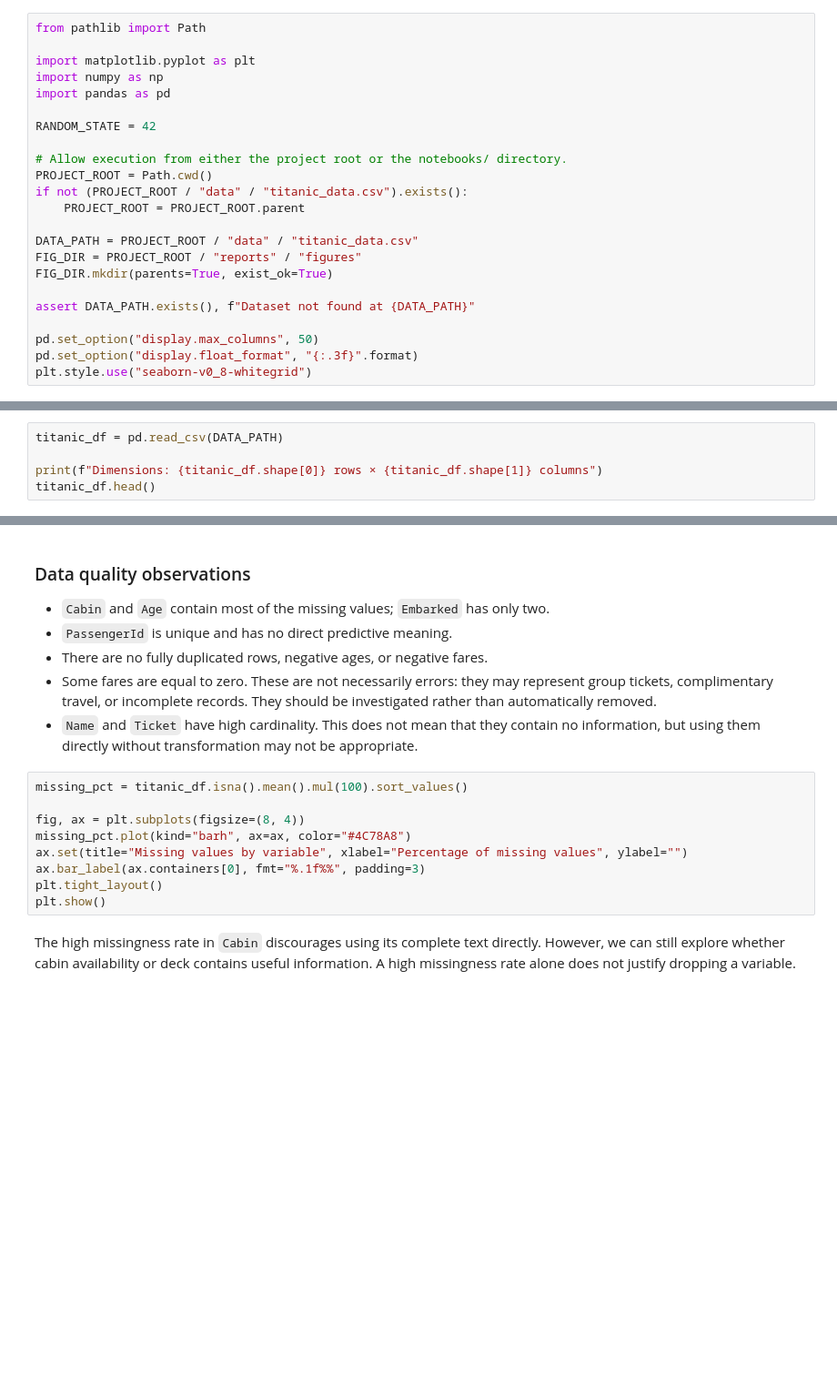
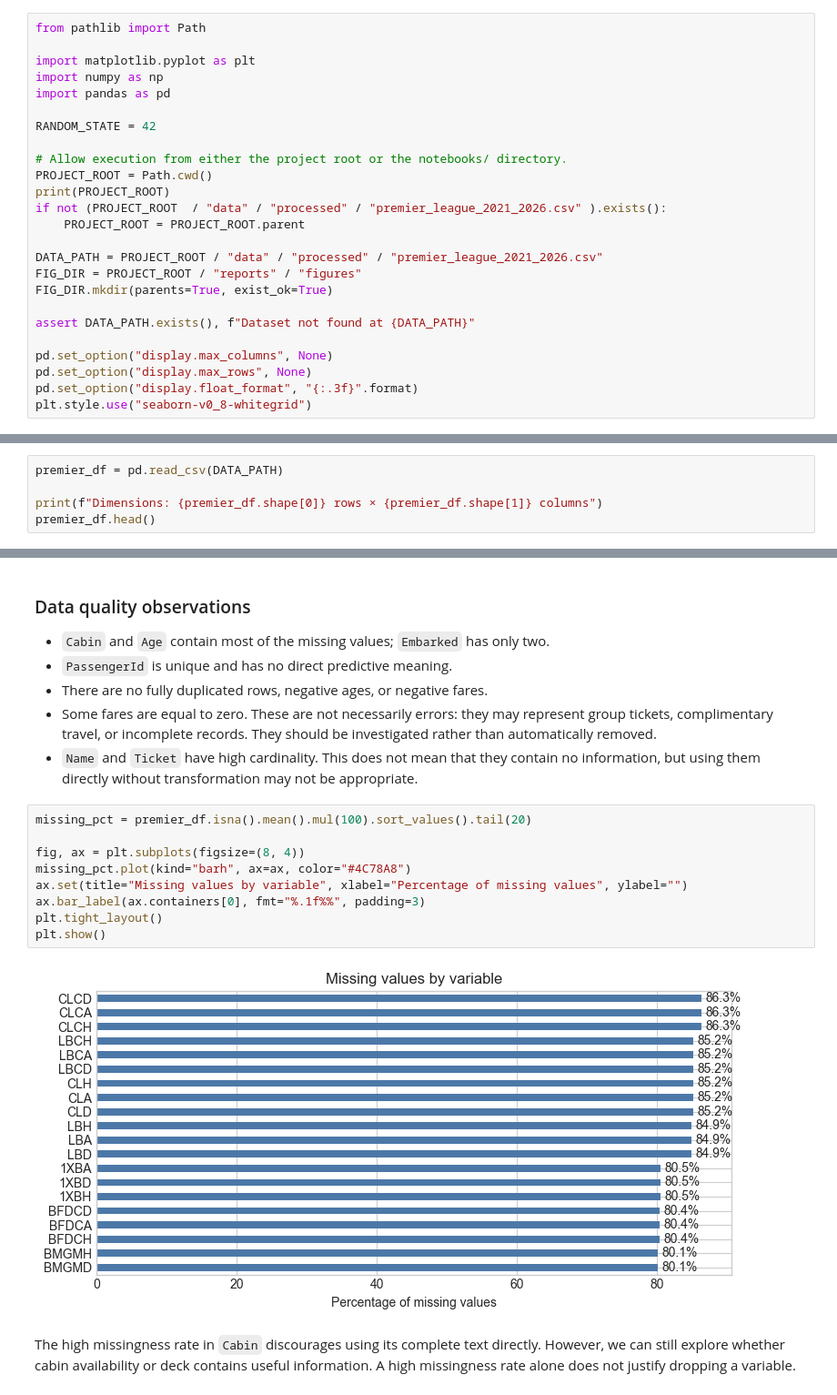
Before and after one commit to errodd/premier_league_football_predictor, a Jupyter notebook: notebooks/EDA.ipynb, the cells around one changed output, grey strips where cells are left out. Shown at 91% size. Saved outputs shown, nothing was run; the diff lists cells and outputs as text; blank space fills up the shorter version.

```diff
--- a/notebooks/EDA.ipynb
+++ b/notebooks/EDA.ipynb
@@ -45,15 +45,17 @@ RANDOM_STATE = 42
 
 # Allow execution from either the project root or the notebooks/ directory.
 PROJECT_ROOT = Path.cwd()
-if not (PROJECT_ROOT / "data" / "titanic_data.csv").exists():
+print(PROJECT_ROOT)
+if not (PROJECT_ROOT  / "data" / "processed" / "premier_league_2021_2026.csv" ).exists():
     PROJECT_ROOT = PROJECT_ROOT.parent
 
-DATA_PATH = PROJECT_ROOT / "data" / "titanic_data.csv"
+DATA_PATH = PROJECT_ROOT / "data" / "processed" / "premier_league_2021_2026.csv"
 FIG_DIR = PROJECT_ROOT / "reports" / "figures"
 FIG_DIR.mkdir(parents=True, exist_ok=True)
 
 assert DATA_PATH.exists(), f"Dataset not found at {DATA_PATH}"
 
-pd.set_option("display.max_columns", 50)
+pd.set_option("display.max_columns", None)
+pd.set_option("display.max_rows", None)
 pd.set_option("display.float_format", "{:.3f}".format)
 plt.style.use("seaborn-v0_8-whitegrid")
@@ -60,5 +64,5 @@ plt.style.use("seaborn-v0_8-whitegrid")
 # %%
-titanic_df = pd.read_csv(DATA_PATH)
+premier_df = pd.read_csv(DATA_PATH)
 
-print(f"Dimensions: {titanic_df.shape[0]} rows × {titanic_df.shape[1]} columns")
-titanic_df.head()
+print(f"Dimensions: {premier_df.shape[0]} rows × {premier_df.shape[1]} columns")
+premier_df.head()
@@ -102,14 +201,16 @@ checks.to_frame("count")
 - Some fares are equal to zero. These are not necessarily errors: they may represent group tickets, complimentary travel, or incomplete records. They should be investigated rather than automatically removed.
 - `Name` and `Ticket` have high cardinality. This does not mean that they contain no information, but using them directly without transformation may not be appropriate.
 # %%
-missing_pct = titanic_df.isna().mean().mul(100).sort_values()
+missing_pct = premier_df.isna().mean().mul(100).sort_values().tail(20)
 
 fig, ax = plt.subplots(figsize=(8, 4))
 missing_pct.plot(kind="barh", ax=ax, color="#4C78A8")
 ax.set(title="Missing values by variable", xlabel="Percentage of missing values", ylabel="")
 ax.bar_label(ax.containers[0], fmt="%.1f%%", padding=3)
 plt.tight_layout()
 plt.show()
+# %% [output]
+[figure, added]
 # %% [markdown]
 The high missingness rate in `Cabin` discourages using its complete text directly. However, we can still explore whether cabin availability or deck contains useful information. A high missingness rate alone does not justify dropping a variable.
 # %% [markdown]
```
Also changed, not shown: parts of 23 cells of this notebook, 2 other files.
